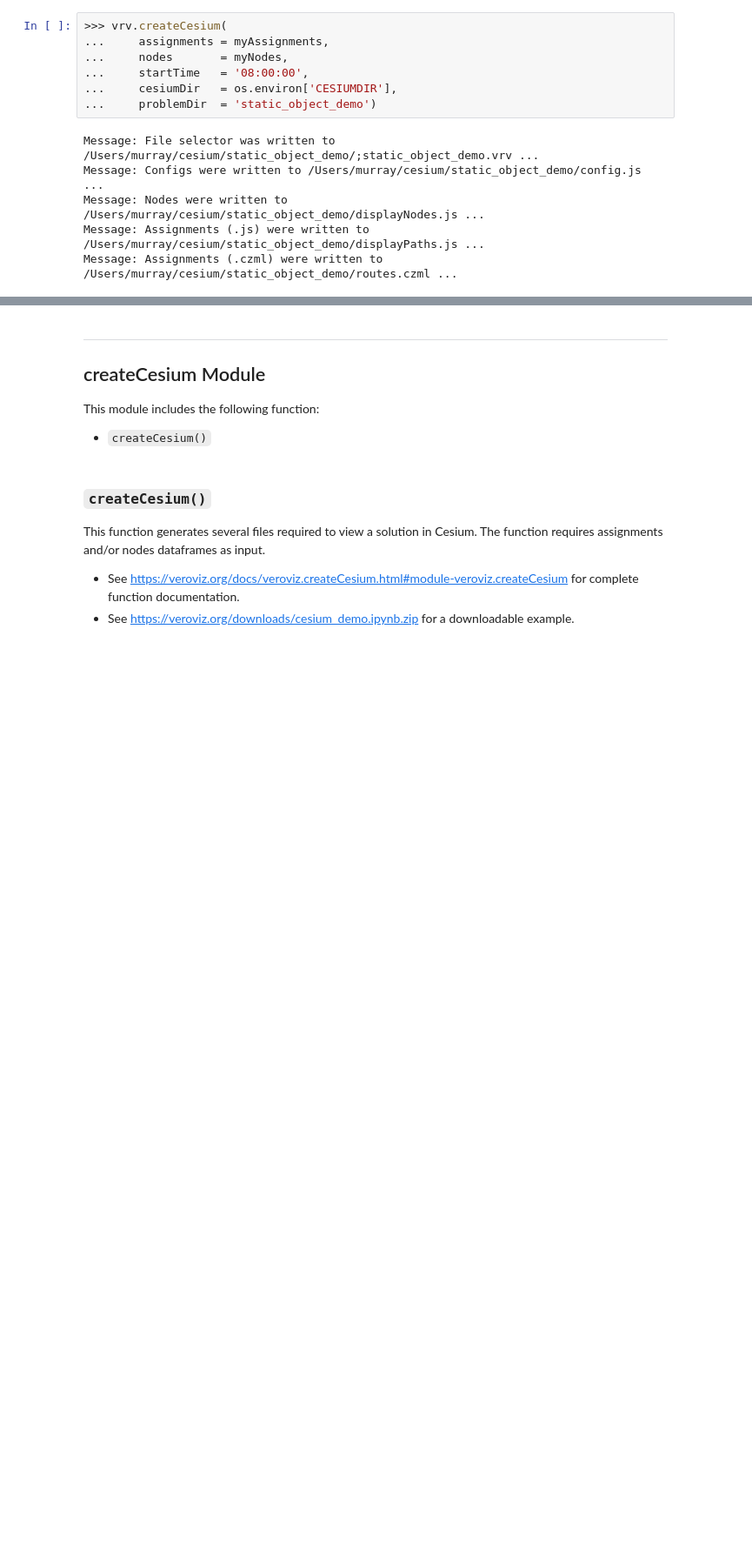
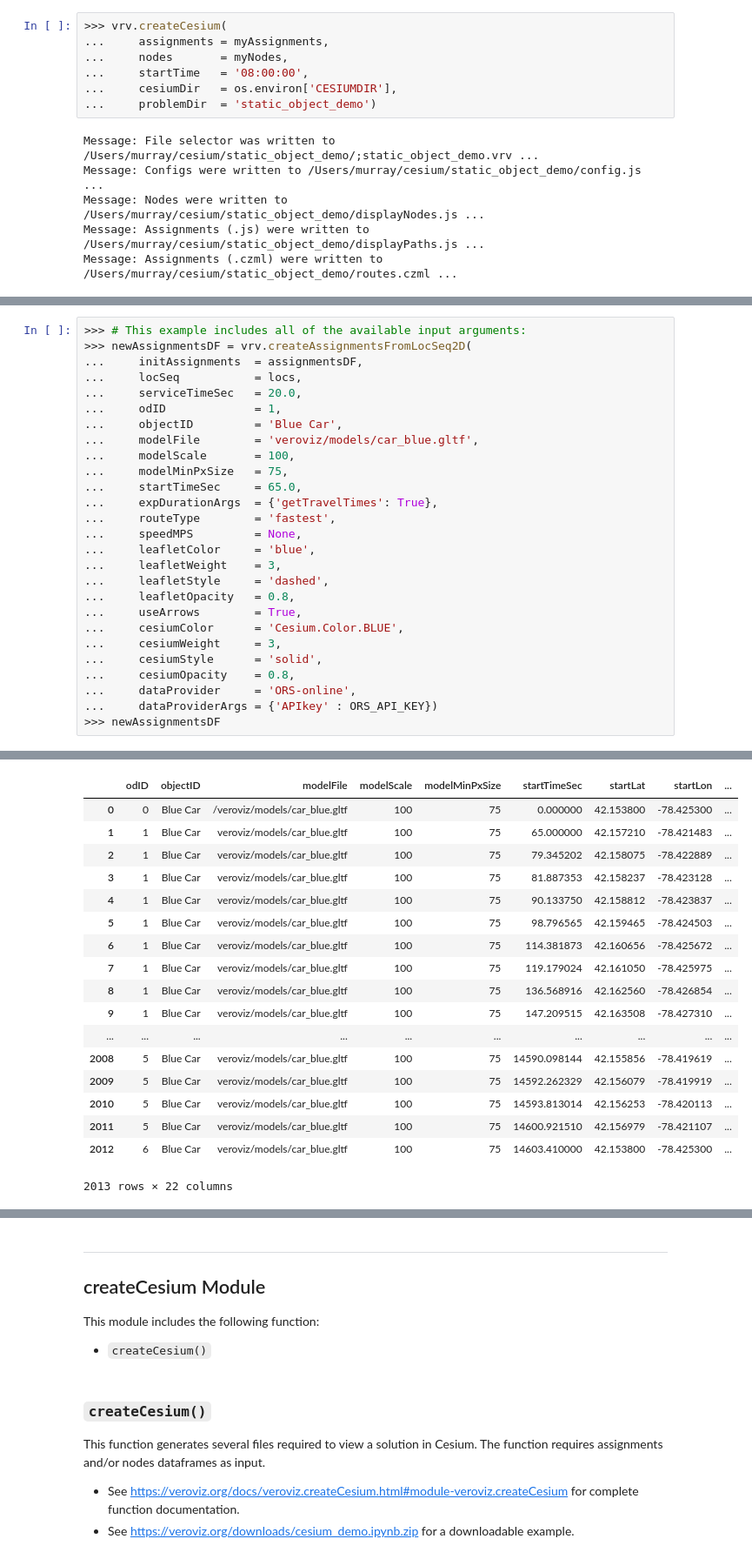
Before and after one commit to optimatorlab/veroviz, a Jupyter notebook: NEW_function_examples.ipynb, the cells around one changed output, grey strips where cells are left out. Shown at 87% size. Cells and saved outputs as stored; diff of their text form; blank space fills up the shorter version.

```diff
--- a/NEW_function_examples.ipynb
+++ b/NEW_function_examples.ipynb
@@ -132,0 +192,28 @@ Message: Assignments (.czml) were written to /Users/murray/cesium/static_object_
+# %%
+>>> # This example includes all of the available input arguments:
+>>> newAssignmentsDF = vrv.createAssignmentsFromLocSeq2D(
+...     initAssignments  = assignmentsDF,
+...     locSeq           = locs,
+...     serviceTimeSec   = 20.0,
+...     odID             = 1,
+...     objectID         = 'Blue Car',
+...     modelFile        = 'veroviz/models/car_blue.gltf',
+...     modelScale       = 100,
+...     modelMinPxSize   = 75,
+...     startTimeSec     = 65.0,
+...     expDurationArgs  = {'getTravelTimes': True},
+...     routeType        = 'fastest',
+...     speedMPS         = None,
+...     leafletColor     = 'blue',
+...     leafletWeight    = 3,
+...     leafletStyle     = 'dashed',
+...     leafletOpacity   = 0.8,
+...     useArrows        = True,
+...     cesiumColor      = 'Cesium.Color.BLUE',
+...     cesiumWeight     = 3,
+...     cesiumStyle      = 'solid',
+...     cesiumOpacity    = 0.8,
+...     dataProvider     = 'ORS-online',
+...     dataProviderArgs = {'APIkey' : ORS_API_KEY})
+>>> newAssignmentsDF
+# %% [output]
@@ -132,0 +230,18 @@ Message: Assignments (.czml) were written to /Users/murray/cesium/static_object_
+|  | odID | objectID | modelFile | modelScale | modelMinPxSize | startTimeSec | startLat | startLon | ... |
+| 0 | 0 | Blue Car | /veroviz/models/car_blue.gltf | 100 | 75 | 0.000000 | 42.153800 | -78.425300 | ... |
+| 1 | 1 | Blue Car | veroviz/models/car_blue.gltf | 100 | 75 | 65.000000 | 42.157210 | -78.421483 | ... |
+| 2 | 1 | Blue Car | veroviz/models/car_blue.gltf | 100 | 75 | 79.345202 | 42.158075 | -78.422889 | ... |
+| 3 | 1 | Blue Car | veroviz/models/car_blue.gltf | 100 | 75 | 81.887353 | 42.158237 | -78.423128 | ... |
+| 4 | 1 | Blue Car | veroviz/models/car_blue.gltf | 100 | 75 | 90.133750 | 42.158812 | -78.423837 | ... |
+| 5 | 1 | Blue Car | veroviz/models/car_blue.gltf | 100 | 75 | 98.796565 | 42.159465 | -78.424503 | ... |
+| 6 | 1 | Blue Car | veroviz/models/car_blue.gltf | 100 | 75 | 114.381873 | 42.160656 | -78.425672 | ... |
+| 7 | 1 | Blue Car | veroviz/models/car_blue.gltf | 100 | 75 | 119.179024 | 42.161050 | -78.425975 | ... |
+| 8 | 1 | Blue Car | veroviz/models/car_blue.gltf | 100 | 75 | 136.568916 | 42.162560 | -78.426854 | ... |
+| 9 | 1 | Blue Car | veroviz/models/car_blue.gltf | 100 | 75 | 147.209515 | 42.163508 | -78.427310 | ... |
+| ... | ... | ... | ... | ... | ... | ... | ... | ... | ... |
+| 2008 | 5 | Blue Car | veroviz/models/car_blue.gltf | 100 | 75 | 14590.098144 | 42.155856 | -78.419619 | ... |
+| 2009 | 5 | Blue Car | veroviz/models/car_blue.gltf | 100 | 75 | 14592.262329 | 42.156079 | -78.419919 | ... |
+| 2010 | 5 | Blue Car | veroviz/models/car_blue.gltf | 100 | 75 | 14593.813014 | 42.156253 | -78.420113 | ... |
+| 2011 | 5 | Blue Car | veroviz/models/car_blue.gltf | 100 | 75 | 14600.921510 | 42.156979 | -78.421107 | ... |
+| 2012 | 6 | Blue Car | veroviz/models/car_blue.gltf | 100 | 75 | 14603.410000 | 42.153800 | -78.425300 | ... |
+2013 rows × 22 columns
```
Also changed, not shown: parts of 51 cells of this notebook, 2 other files.
